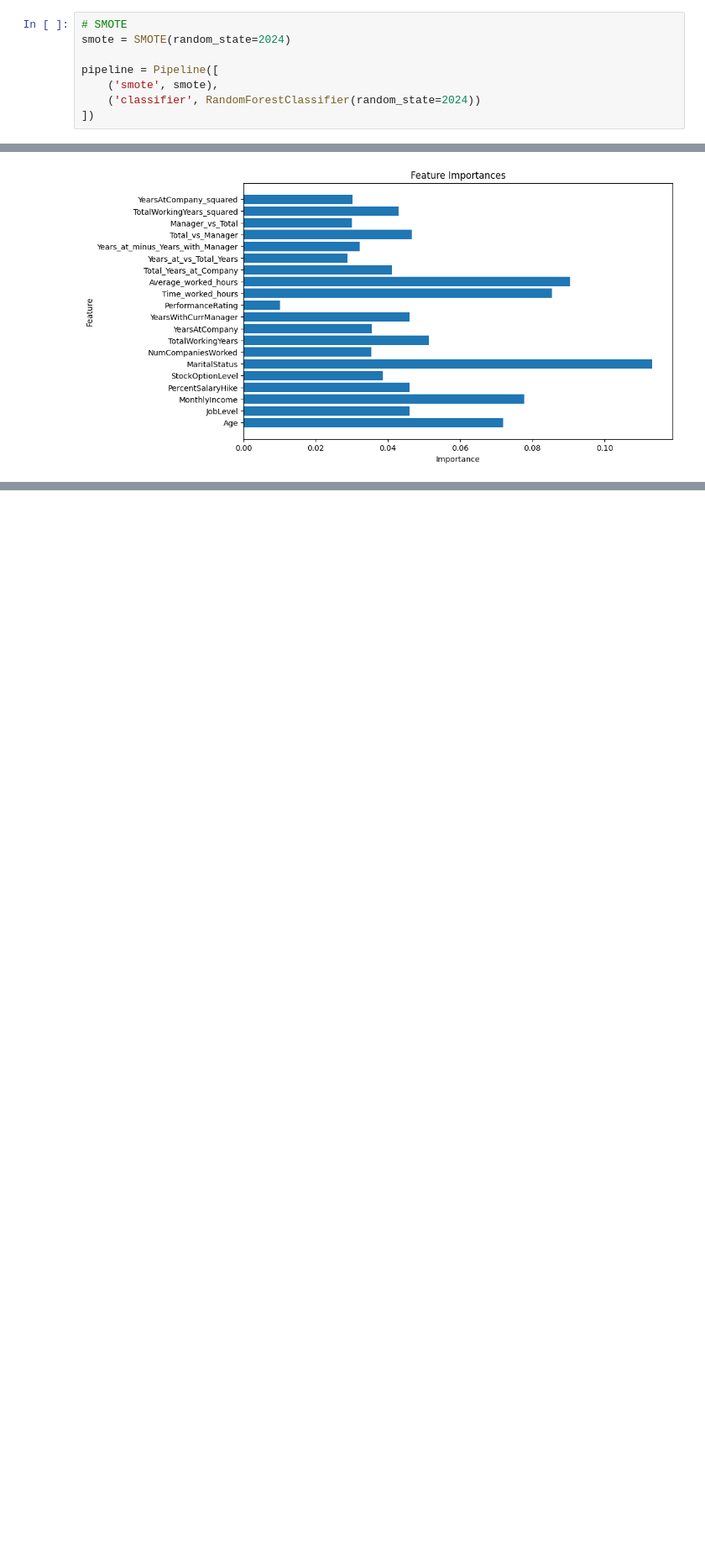
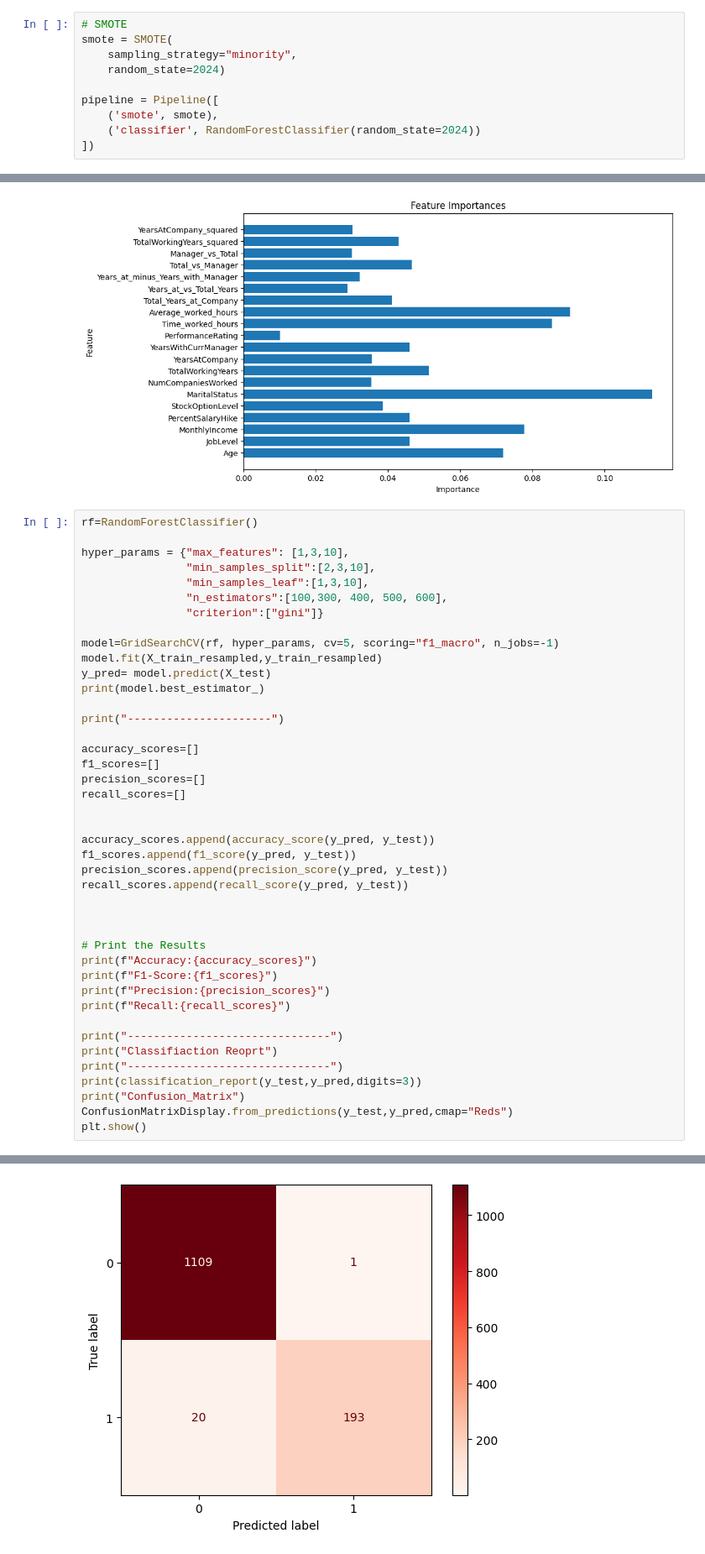
Before and after one commit to SevenNightsDarkCrow/Business_Analytics_I-HR, a Jupyter notebook: Notebooks/Onderzoek.ipynb, the cells around one changed output, grey strips where cells are left out. Shown at 84% size. Saved outputs shown, nothing was run; the diff lists cells and outputs as text; blank space fills up the shorter version.

Commit message:
Nieuw model toegevoegd

```diff
--- a/Notebooks/Onderzoek.ipynb
+++ b/Notebooks/Onderzoek.ipynb
@@ -1686,7 +1688,9 @@ Name: count, dtype: int64
 ### SMOTE
 # %%
 # SMOTE
-smote = SMOTE(random_state=2024)
+smote = SMOTE(
+    sampling_strategy="minority",
+    random_state=2024)
 
 pipeline = Pipeline([
     ('smote', smote),
@@ -1795,3 +1799,46 @@ plt.title('Feature Importances')
 plt.show()
 # %% [output]
 [figure]
+# %%
+rf=RandomForestClassifier()
+
+hyper_params = {"max_features": [1,3,10],
+                "min_samples_split":[2,3,10],
+                "min_samples_leaf":[1,3,10],
+                "n_estimators":[100,300, 400, 500, 600],
+                "criterion":["gini"]}
+
+model=GridSearchCV(rf, hyper_params, cv=5, scoring="f1_macro", n_jobs=-1)
+model.fit(X_train_resampled,y_train_resampled)
+y_pred= model.predict(X_test)
+print(model.best_estimator_)
+
+print("----------------------")
+
+accuracy_scores=[]
+f1_scores=[]
+precision_scores=[]
+recall_scores=[]
+
+
+accuracy_scores.append(accuracy_score(y_pred, y_test))
+f1_scores.append(f1_score(y_pred, y_test))
+precision_scores.append(precision_score(y_pred, y_test))
+recall_scores.append(recall_score(y_pred, y_test))
+
+
+
+# Print the Results
+print(f"Accuracy:{accuracy_scores}")
+print(f"F1-Score:{f1_scores}")
+print(f"Precision:{precision_scores}")
+print(f"Recall:{recall_scores}")
+
+print("-------------------------------")
+print("Classifiaction Reoprt")
+print("-------------------------------")
+print(classification_report(y_test,y_pred,digits=3))
+print("Confusion_Matrix")
+ConfusionMatrixDisplay.from_predictions(y_test,y_pred,cmap="Reds")
+plt.show()
+# %% [output]
@@ -1797,0 +1864 @@ plt.show()
+[figure, added]
```
Also changed, not shown: parts of 3 cells of this notebook.
